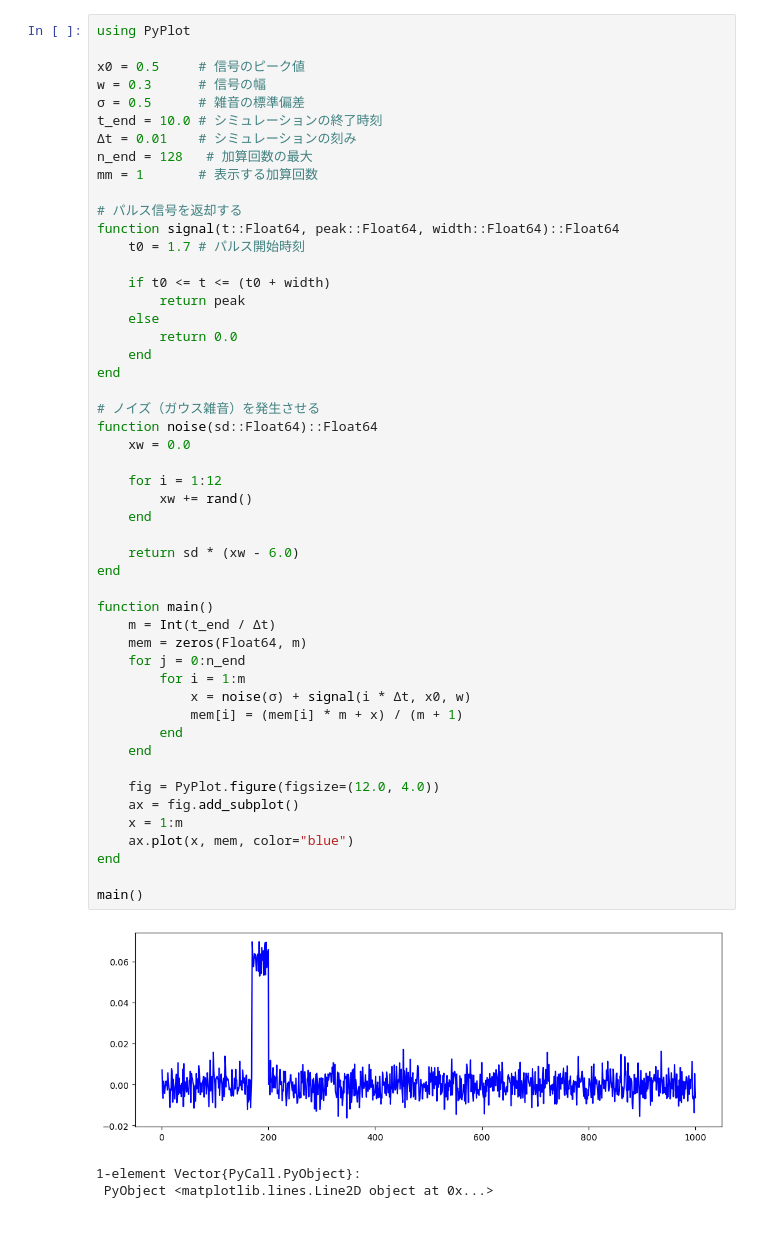
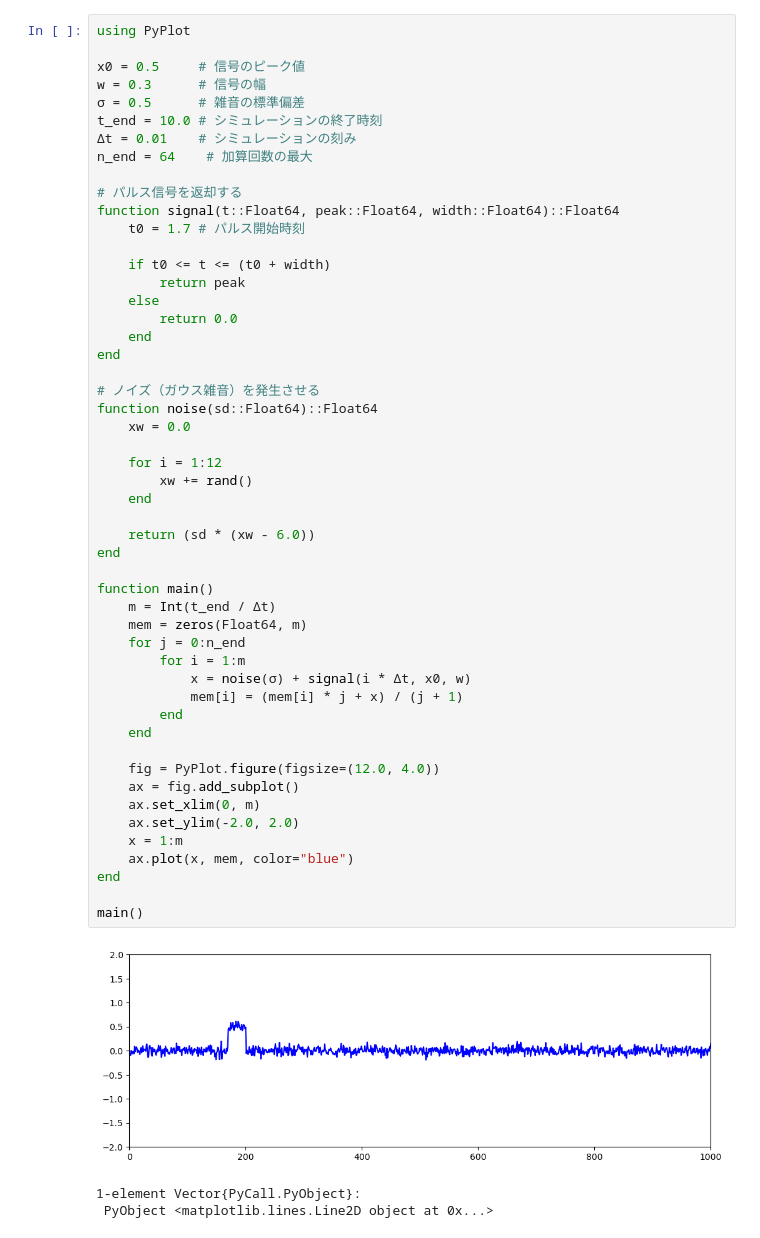
Before and after one commit to tsuchinoko0402/monte-carlo-simulation, a Jupyter notebook: 06-signal.ipynb, the cells around one changed output. Cells and saved outputs as stored; diff of their text form.

```diff
--- a/06-signal.ipynb
+++ b/06-signal.ipynb
@@ -26,8 +26,7 @@ w = 0.3      # 信号の幅
 σ = 0.5      # 雑音の標準偏差
 t_end = 10.0 # シミュレーションの終了時刻
 Δt = 0.01    # シミュレーションの刻み
-n_end = 128   # 加算回数の最大
-mm = 1       # 表示する加算回数
+n_end = 64    # 加算回数の最大
 
 # パルス信号を返却する
 function signal(t::Float64, peak::Float64, width::Float64)::Float64
@@ -40,35 +39,37 @@ function signal(t::Float64, peak::Float64, width::Float64)::Float64
     end
 end
 
 # ノイズ（ガウス雑音）を発生させる
 function noise(sd::Float64)::Float64
     xw = 0.0
 
     for i = 1:12
         xw += rand()
     end
 
-    return sd * (xw - 6.0)
+    return (sd * (xw - 6.0))
 end
 
 function main()
     m = Int(t_end / Δt)
     mem = zeros(Float64, m)
     for j = 0:n_end
         for i = 1:m
             x = noise(σ) + signal(i * Δt, x0, w)
-            mem[i] = (mem[i] * m + x) / (m + 1)
+            mem[i] = (mem[i] * j + x) / (j + 1)
         end
     end
 
     fig = PyPlot.figure(figsize=(12.0, 4.0))
     ax = fig.add_subplot()
+    ax.set_xlim(0, m)
+    ax.set_ylim(-2.0, 2.0)
     x = 1:m
     ax.plot(x, mem, color="blue")
 end
 
 main()
 # %% [output]
-[figure, old version]
+[figure, new version]
 1-element Vector{PyCall.PyObject}:
  PyObject <matplotlib.lines.Line2D object at 0x...>
```
Also changed, not shown: 1 other file.
